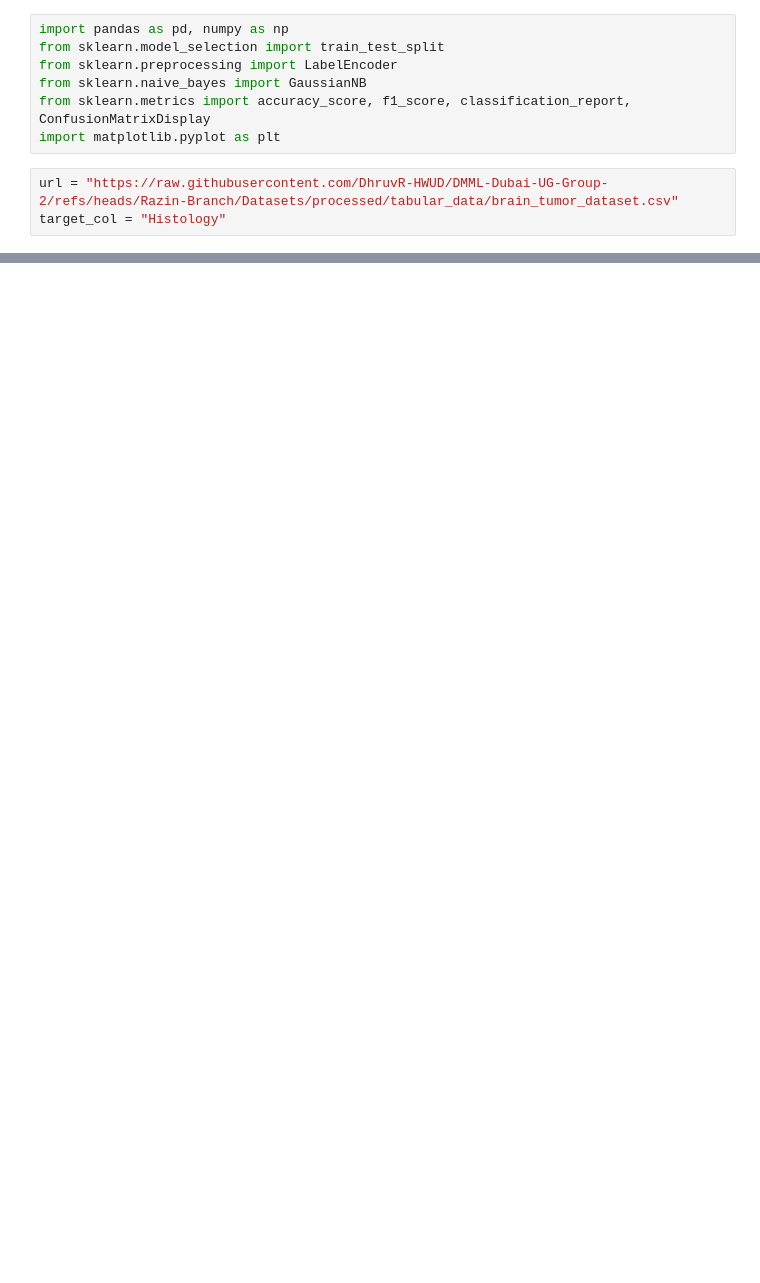
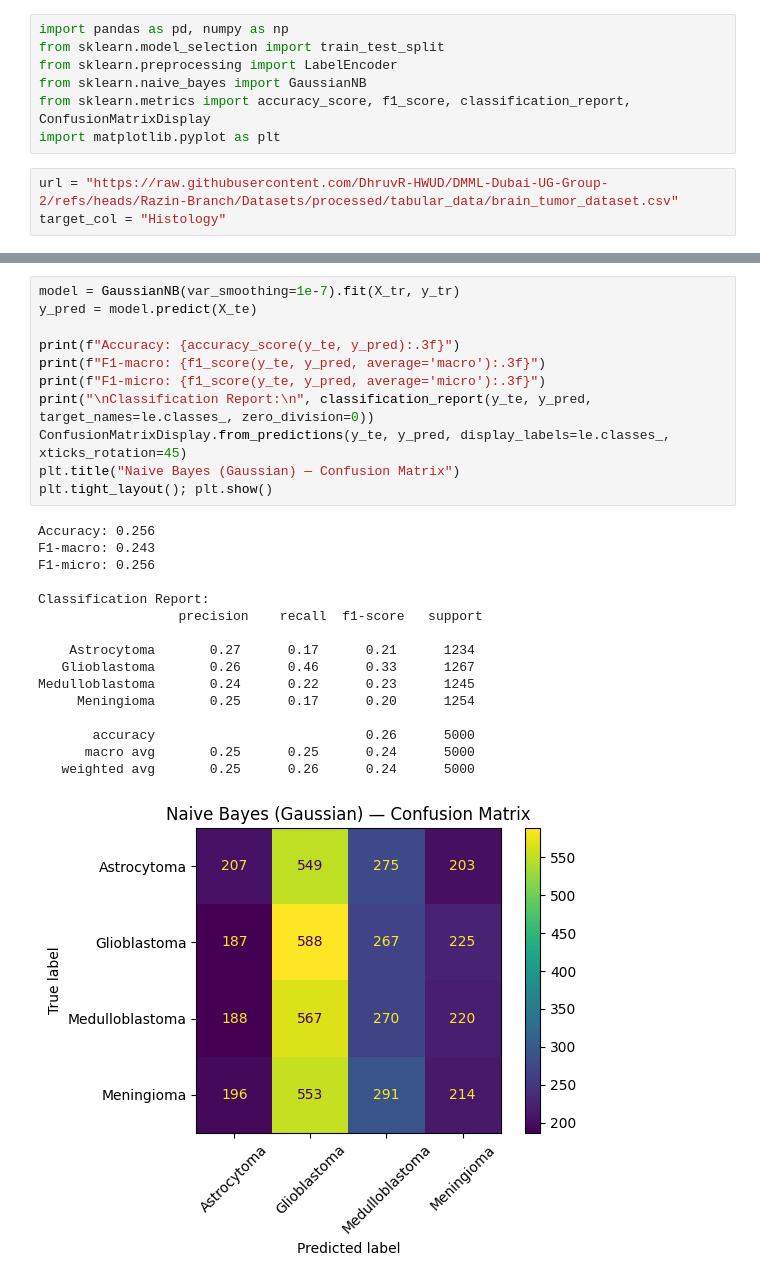
Before and after one commit to DhruvR-HWUD/DMML-Dubai-UG-Group-2, a Jupyter notebook: Naive Bayes Model and Evaluation.ipynb, the cells around one changed output, grey strips where cells are left out. Saved outputs shown, nothing was run; the diff lists cells and outputs as text; blank space fills up the shorter version.

```diff
--- a/Naive Bayes Model and Evaluation.ipynb
+++ b/Naive Bayes Model and Evaluation.ipynb
@@ -49,0 +75,28 @@ plt.tight_layout(); plt.show()
+# %%
+model = GaussianNB(var_smoothing=1e-7).fit(X_tr, y_tr)
+y_pred = model.predict(X_te)
+
+print(f"Accuracy: {accuracy_score(y_te, y_pred):.3f}")
+print(f"F1-macro: {f1_score(y_te, y_pred, average='macro'):.3f}")
+print(f"F1-micro: {f1_score(y_te, y_pred, average='micro'):.3f}")
+print("\nClassification Report:\n", classification_report(y_te, y_pred, target_names=le.classes_, zero_division=0))
+ConfusionMatrixDisplay.from_predictions(y_te, y_pred, display_labels=le.classes_, xticks_rotation=45)
+plt.title("Naive Bayes (Gaussian) — Confusion Matrix")
+plt.tight_layout(); plt.show()
+# %% [output]
+Accuracy: 0.256
+F1-macro: 0.243
+F1-micro: 0.256
+
+Classification Report:
+                  precision    recall  f1-score   support
+
+    Astrocytoma       0.27      0.17      0.21      1234
+   Glioblastoma       0.26      0.46      0.33      1267
+Medulloblastoma       0.24      0.22      0.23      1245
+     Meningioma       0.25      0.17      0.20      1254
+
+       accuracy                           0.26      5000
+      macro avg       0.25      0.25      0.24      5000
+   weighted avg       0.25      0.26      0.24      5000
+[figure, added]
```
Also changed, not shown: parts of 4 cells of this notebook.
